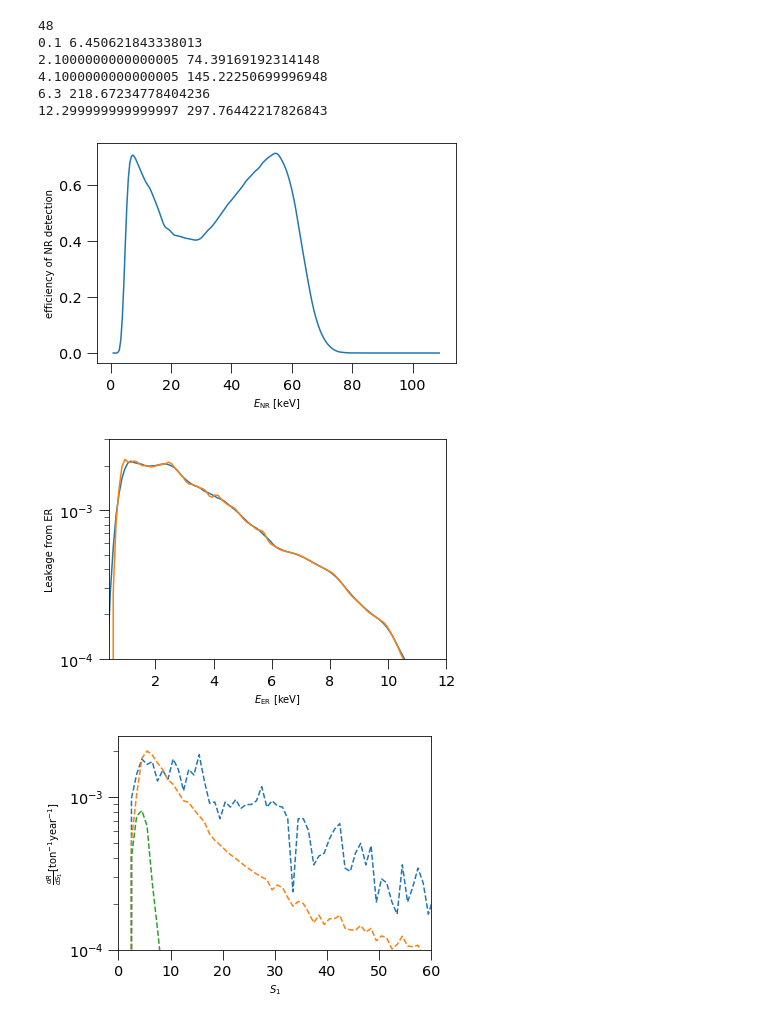
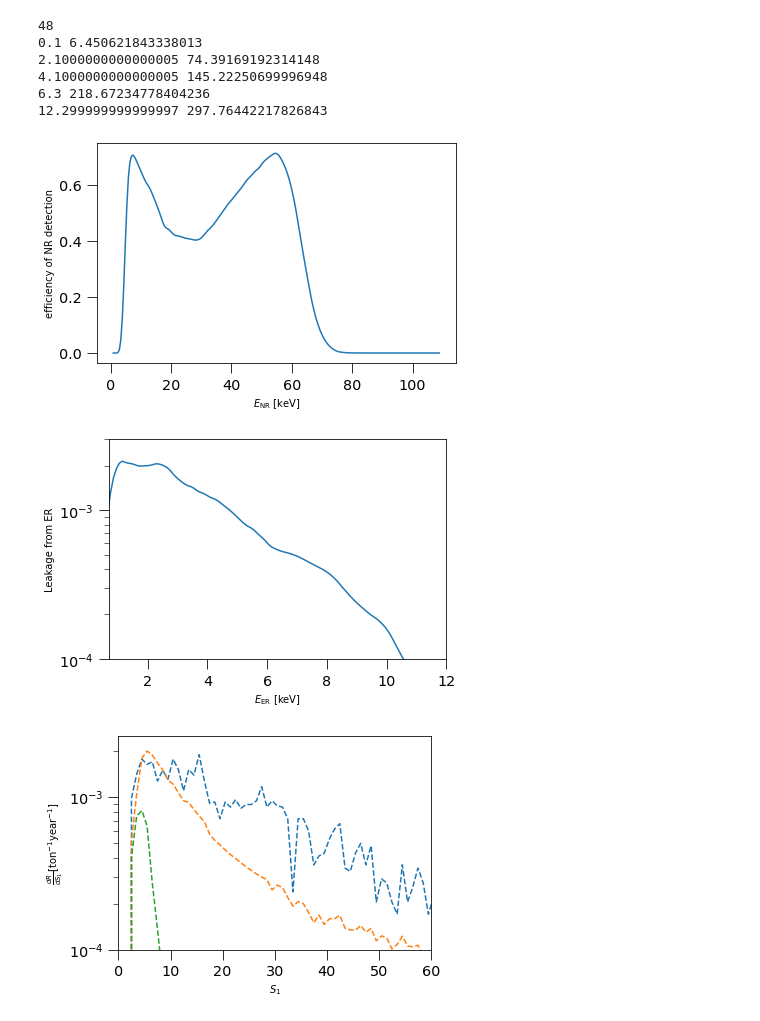
Before and after one commit to ItayBM/NeutrinoFogs, a Jupyter notebook: NeutrinoFogElectroWIMPs.ipynb, the cells around one changed output. Saved outputs shown, nothing was run; the diff lists cells and outputs as text; code cells hidden in the pictures.

Commit message:
fixed a few small things, and ran the appendix plot for a bit more

```diff
--- a/NeutrinoFogElectroWIMPs.ipynb
+++ b/NeutrinoFogElectroWIMPs.ipynb
@@ -765,6 +765,8 @@ def cutandcountanalysis(signalrate,backgroundrate,signalnormalizationvec,Zdiscov
 #signal strengths and exposures. However, by using the discovery testimate, we ignore the exposure dependence but not the signal!.
 newmask=findmask(signalrate,bkgs)
 fulldict['mask']=deepcopy(newmask)
+maskmed=findmedianmask(signalrate)
+fulldict['maskmed']=deepcopy(maskmed)
 # %%
 #for creating the rgb plot:
 bkgnr=0
@@ -879,28 +881,28 @@ for anenernum,anener in enumerate(enervecforeffsER):
 # %%
 #efficiency curves (slightly smoothed to look nicer)
 interpNREff=interpolate.interp1d(enervecforeffsNR, NReff,
                                       kind='linear', fill_value=0, bounds_error=False)#linear interp of the efficiency
 plt.plot(running_mean(np.arange(0.1,110,0.5),4),running_mean(interpNREff(np.arange(0.1,110,0.5)),4))
 plt.xlabel(r'$E_{\rm NR}~[{\rm keV}]$')
 plt.ylabel('efficiency of NR detection')
 plt.tight_layout()
 plt.savefig('NREffV0.pdf')
 plt.show()
 # plt.plot(enervecforeffsER,EReff)
-interpNREff=interpolate.interp1d(enervecforeffsER, EReff,
+interpEREff=interpolate.interp1d(enervecforeffsER, EReff,
                                       kind='linear', fill_value=0, bounds_error=False)#linear interp of the efficiency
-plt.plot(running_mean(np.arange(0.1,17,0.1),6),running_mean(interpNREff(np.arange(0.1,17,0.1)),6))
-plt.plot(running_mean(np.arange(0.1,17,0.1),2),running_mean(interpNREff(np.arange(0.1,17,0.1)),2))
+plt.plot(running_mean(np.arange(0.1,17,0.1),6),running_mean(interpEREff(np.arange(0.1,17,0.1)),6))
+# plt.plot(enervecforeffsER,EReff)
 plt.ylim(10**(-4),3*10**(-3))
-plt.xlim(0.4,12)
+plt.xlim(0.7,12)
 plt.yscale('log')
 plt.xlabel(r'$E_{\rm ER}~[{\rm keV}]$')
 plt.ylabel('Leakage from ER')
 plt.tight_layout()
 plt.savefig('EREffV0.pdf')
 # %% [output]
 [figure]
-[figure, old version]
+[figure, new version]
 # %%
 runthiscell=False
 #plots the S1 distribution post-masking. Removed from main paper, because it is somewhat misleading considering that
```
Also changed, not shown: parts of 12 cells of this notebook, 4 other files.
